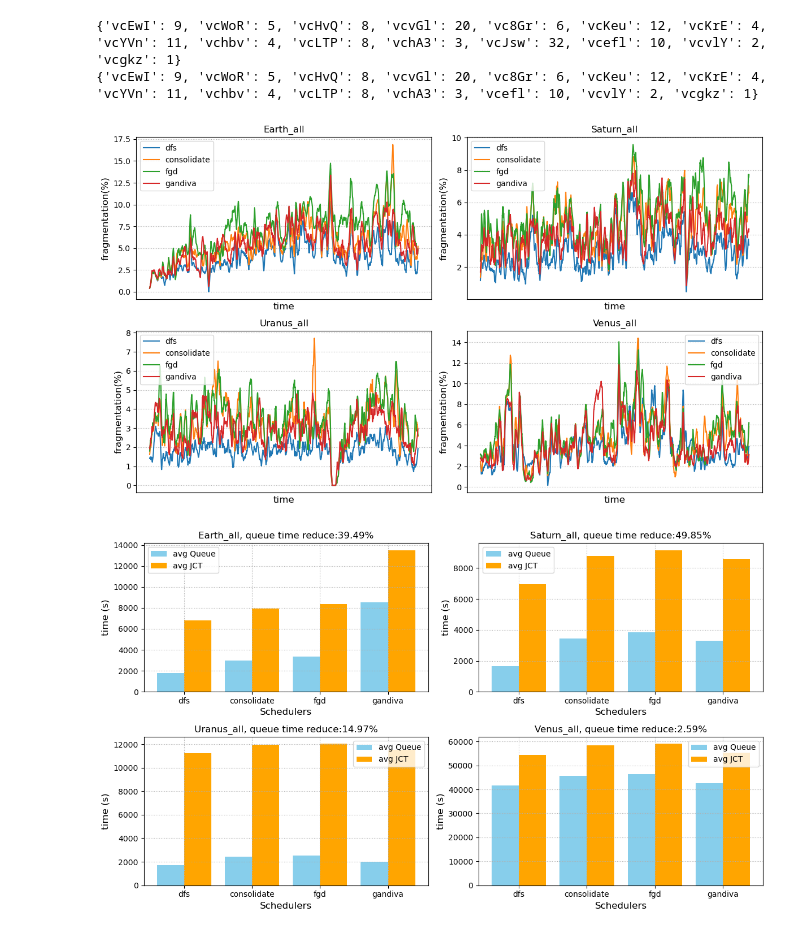
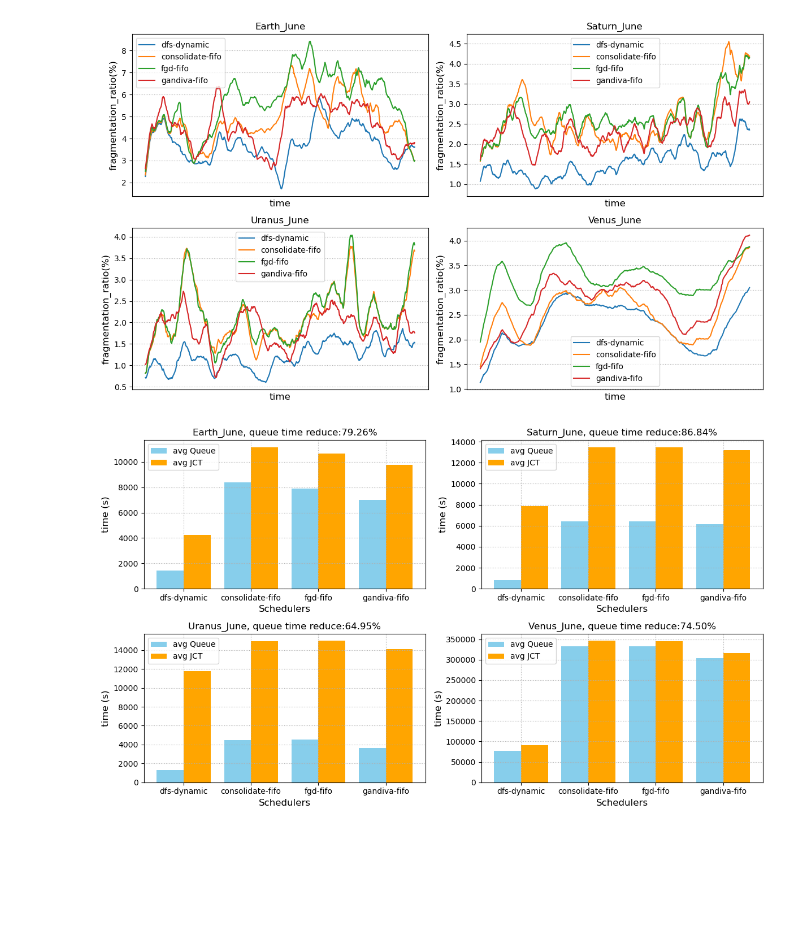
Before and after one commit to CUG-nhf/simulator, a Jupyter notebook: plot/Helios_plot.ipynb, the cells around one changed output. Drawn from its saved outputs; the diff is of its cells as text; code cells hidden in the pictures; blank space fills up the shorter version.

Commit message:
add DFS-dynamic

```diff
--- a/plot/Helios_plot.ipynb
+++ b/plot/Helios_plot.ipynb
@@ -10,53 +11,50 @@ experiments = ['Venus', 'Earth', 'Saturn', 'Uranus']
 for ept in experiments:
 	trace_dir = f'/data/nihaifeng/code/HeliosArtifact/simulator/data/{ept}'
 	vc_dict = pd.read_pickle(trace_dir+'/vc_dict_homo.pkl')
-	print(vc_dict)
 	# trace_range = ('2020-06-01 00:00:00', '2020-06-30 23:59:00')
 	trace_range = ('2020-07-01 00:00:00', '2020-07-31 23:59:00')
 	# trace_range = ('2020-09-01 00:00:00', '2020-09-26 23:59:00')
 	trace_df, _ = utils.trace_process(trace_dir, trace_range, vc_dict)
-	print(vc_dict)
+	print(trace_df.vc.value_counts())
 
 	break
-# %% [output]
-{'vcEwI': 9, 'vcWoR': 5, 'vcHvQ': 8, 'vcvGl': 20, 'vc8Gr': 6, 'vcKeu': 12, 'vcKrE': 4, 'vcYVn': 11, 'vchbv': 4, 'vcLTP': 8, 'vchA3': 3, 'vcJsw': 32, 'vcefl': 10, 'vcvlY': 2, 'vcgkz': 1}
-{'vcEwI': 9, 'vcWoR': 5, 'vcHvQ': 8, 'vcvGl': 20, 'vc8Gr': 6, 'vcKeu': 12, 'vcKrE': 4, 'vcYVn': 11, 'vchbv': 4, 'vcLTP': 8, 'vchA3': 3, 'vcefl': 10, 'vcvlY': 2, 'vcgkz': 1}
 # %%
-# schedulers = ["defragS_fifo","fifo_consolidate", "fifo_FGD", "gandiva_fifo"]
-# labels = ["dfs-fifo", "consolidate-fifo", "fgd-fifo", "gandiva-fifo"]
+# schedulers = ["defragS_sdf", "sjf_consolidate", "sjf_FGD", "gandiva_sjf"]
+# labels = ["dfs", "consolidate", "fgd", "gandiva"]
 
-schedulers = ["defragS_sdf", "sjf_consolidate", "sjf_FGD", "gandiva_sjf"]
-labels = ["dfs", "consolidate", "fgd", "gandiva"]
+schedulers = ["defragS_dynamic","fifo_consolidate", "fifo_FGD", "gandiva_fifo"]
+labels = ["dfs-dynamic", "consolidate-fifo", "fgd-fifo", "gandiva-fifo"]
 
-month = 'all' # June July Sept
+month = 'June' # June July Sept
 experiments = ['Earth', 'Saturn', 'Uranus', 'Venus']
 
-log_dir = f"/data/nihaifeng/log/{month}"
 window_size = 60 * 24 * 1
+utilization = 'fragmentation_ratio' # ''gpu_utilization
 
 FIG_SIZE=(12, 7)
 fig, axes = plt.subplots(2, 2, figsize=FIG_SIZE)  # 创建 2x2 的子图网格
 axes = axes.flatten()  # 将 2D 数组展开成 1D，方便索引
 
 for idx, ept in enumerate(experiments):
 	ax = axes[idx]  # 获取对应的子图
+	log_dir = f"/data/nihaifeng/log/test/{ept}_{month}"
 	for i, scheduler in enumerate(schedulers):
 		df = pd.read_csv(log_dir + f'/{ept}_{month}_{scheduler}/all/{scheduler}_all_seq.csv')
-		y = df['fragmentation_ration'] * 100
+		y = df[utilization] * 100
 		ax.plot(df['time'], y.rolling(window=window_size).mean(), label=labels[i])
 
 	ax.set_xlabel('time', fontsize=12)
 	ax.set_title(f'{ept}_{month}', fontsize=12)
 	ax.set_xticks([])  # 隐藏 x 轴刻度
-	ax.set_ylabel('fragmentation(%)', fontsize=12)
+	ax.set_ylabel(f'{utilization}(%)', fontsize=12)
 	ax.legend(loc='best', fontsize=10)
 	ax.grid(linestyle=':')
 
 # 调整子图间距
 plt.tight_layout()
 plt.show()
 # %% [output]
-[figure, old version]
+[figure, new version]
 # %%
 fig, axes = plt.subplots(2, 2, figsize=FIG_SIZE)  # 创建 2x2 的子图网格
 axes = axes.flatten()  # 将 2D 数组展开成 1D，方便索引
@@ -64,6 +62,7 @@ axes = axes.flatten()  # 将 2D 数组展开成 1D，方便索引
 for idx, ept in enumerate(experiments):
 	ax = axes[idx]  # 获取对应的子图
 	que_list, jct_list = [], []
+	log_dir = f"/data/nihaifeng/log/test/{ept}_{month}"
 	for i, scheduler in enumerate(schedulers):
 		df = pd.read_csv(log_dir+f'/{ept}_{month}_{scheduler}/jct_avg.csv')
 		jct_list.append(df.iloc[len(df)-1, 1])
@@ -92,7 +91,7 @@ for idx, ept in enumerate(experiments):
 plt.tight_layout()
 plt.show()
 # %% [output]
-[figure, old version]
+[figure, new version]
 # %%
 data_type = "queue"
 
```
Also changed, not shown: parts of 4 cells of this notebook, 13 other files.
